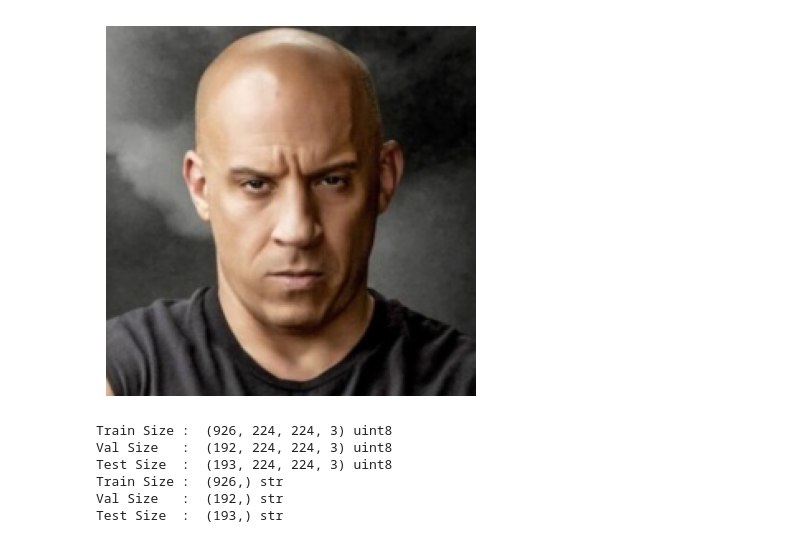
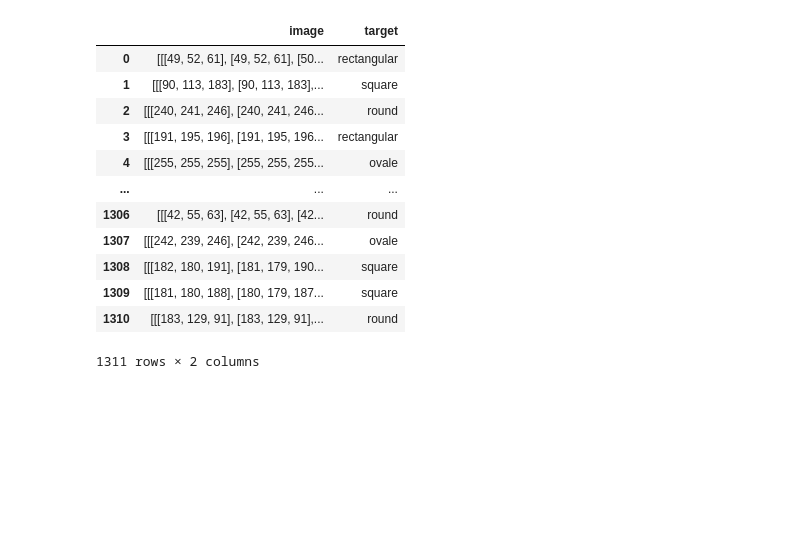
Before and after one commit to Rafizo/FTDS-042-HCK-group-001, a Jupyter notebook: training.ipynb, the cells around one changed output. Saved outputs shown, nothing was run; the diff lists cells and outputs as text; code cells hidden in the pictures; blank space fills up the shorter version.

```diff
--- a/training.ipynb
+++ b/training.ipynb
@@ -101,27 +0,0 @@ df_test
-# %%
-test_image = df_train["image"].iloc[2]
-plt.imshow(test_image)
-plt.axis("off")
-plt.show()
-# %% [output]
-[figure, removed]
-# %%
-X_val, X_test, y_val, y_test = train_test_split(df_test["image"], df_test["target"], test_size=0.5, random_state=42)
-X_val = np.stack(X_val.to_numpy()).astype(np.uint8)
-X_test = np.stack(X_test.to_numpy()).astype(np.uint8)
-X_train = np.stack(df_train["image"].to_numpy()).astype(np.uint8)
-y_train = df_train["target"]
-
-print('Train Size : ', X_train.shape, X_train.dtype)
-print('Val Size   : ', X_val.shape, X_val.dtype)
-print('Test Size  : ', X_test.shape, X_test.dtype)
-print('Train Size : ', y_train.shape, y_train.dtype)
-print('Val Size   : ', y_val.shape, y_val.dtype)
-print('Test Size  : ', y_test.shape, y_test.dtype)
-# %% [output]
-Train Size :  (926, 224, 224, 3) uint8
-Val Size   :  (192, 224, 224, 3) uint8
-Test Size  :  (193, 224, 224, 3) uint8
-Train Size :  (926,) str
-Val Size   :  (192,) str
-Test Size  :  (193,) str
@@ -127,0 +23,39 @@ Test Size  :  (193,) str
+# %%
+image = []
+target = []
+
+p = Path("/crop")
+
+for f in p.iterdir():
+    if f.is_file():
+            image.append(mpimg.imread(f))
+            if ("TR__ovale" in f.name) or ("TE__ovale" in f.name):
+                target.append("ovale")
+            elif ("TR__rectangular" in f.name) or ("TE__rectangular" in f.name):
+                target.append("rectangular")
+            elif ("TR__square" in f.name) or ("TE__square" in f.name):
+                target.append("square")
+            elif ("TR__round" in f.name) or ("TE__round" in f.name):
+                target.append("round")
+
+data = {
+        "image": image,
+        "target": target
+        }
+
+df = pd.DataFrame(data)
+df
+# %% [output]
+|  | image | target |
+| 0 | [[[49, 52, 61], [49, 52, 61], [50... | rectangular |
+| 1 | [[[90, 113, 183], [90, 113, 183],... | square |
+| 2 | [[[240, 241, 246], [240, 241, 246... | round |
+| 3 | [[[191, 195, 196], [191, 195, 196... | rectangular |
+| 4 | [[[255, 255, 255], [255, 255, 255... | ovale |
+| ... | ... | ... |
+| 1306 | [[[42, 55, 63], [42, 55, 63], [42... | round |
+| 1307 | [[[242, 239, 246], [242, 239, 246... | ovale |
+| 1308 | [[[182, 180, 191], [181, 179, 190... | square |
+| 1309 | [[[181, 180, 188], [180, 179, 187... | square |
+| 1310 | [[[183, 129, 91], [183, 129, 91],... | round |
+1311 rows × 2 columns
```
Also changed, not shown: parts of 11 cells of this notebook, 6 other files.
